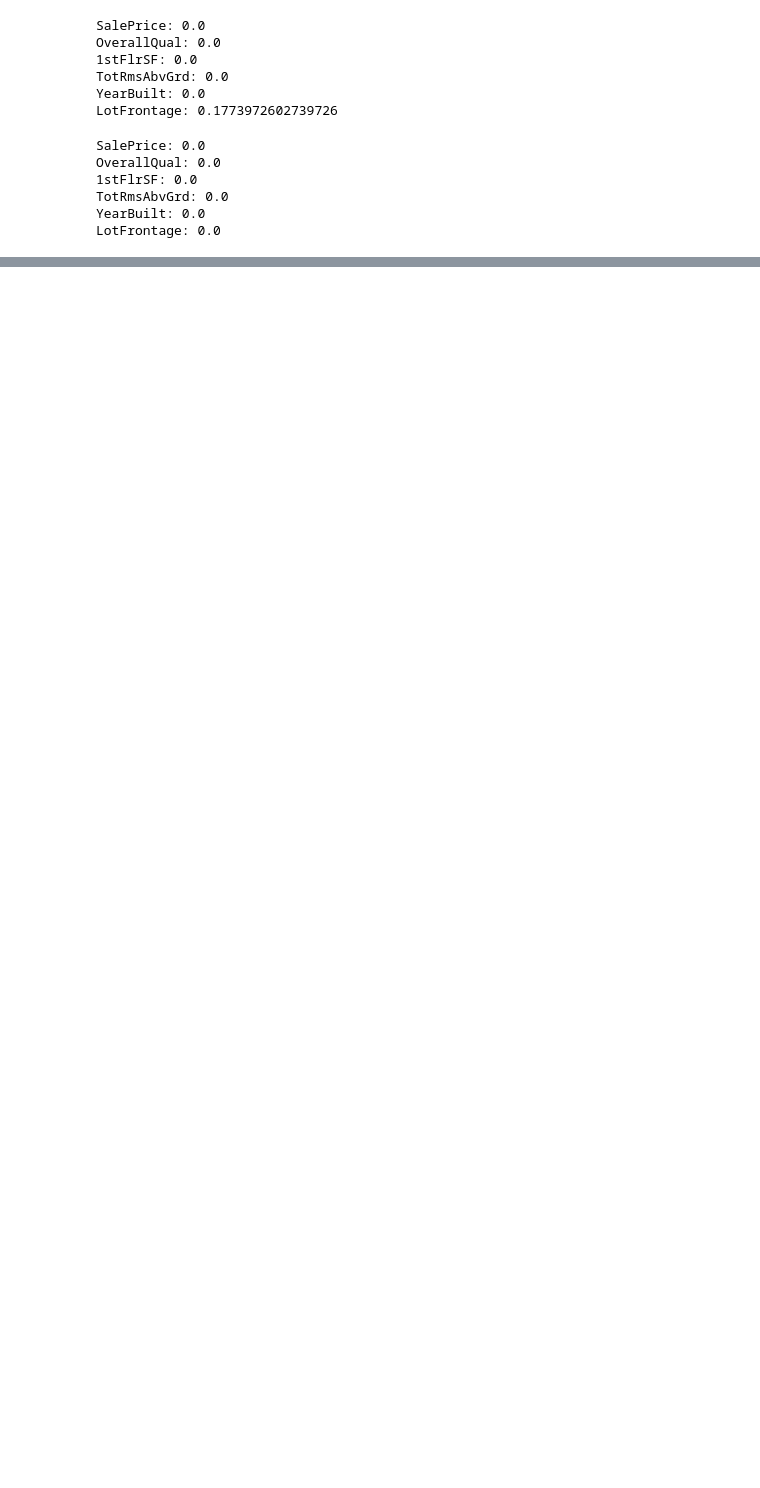
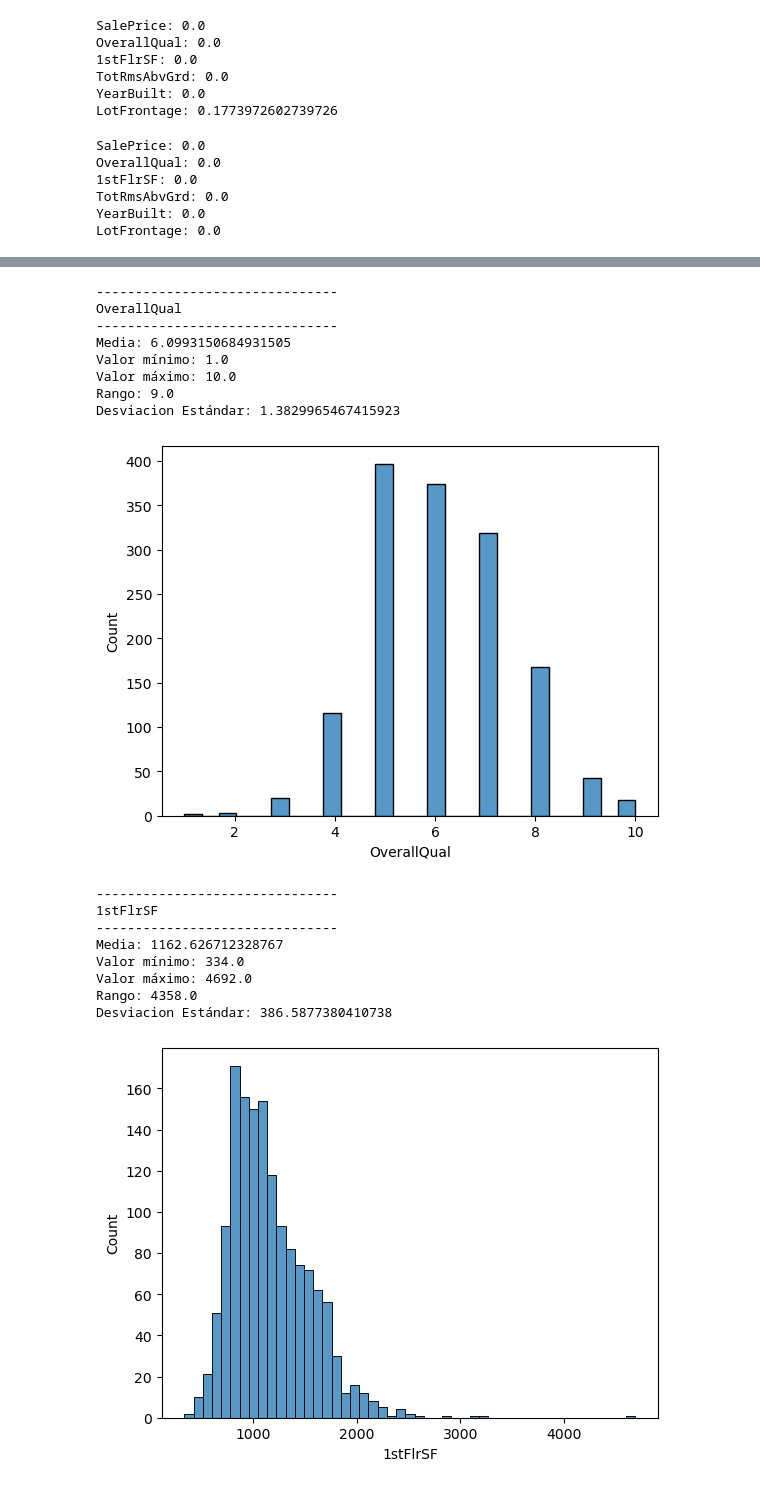
Before and after one commit to Alejndro22/simple-linear-regression-ds, a Jupyter notebook: 24008282_Proyecto_1.ipynb, the cells around one changed output, grey strips where cells are left out. Drawn from its saved outputs; the diff is of its cells as text; code cells hidden in the pictures; blank space fills up the shorter version.

```diff
--- a/24008282_Proyecto_1.ipynb
+++ b/24008282_Proyecto_1.ipynb
@@ -79,0 +95,4 @@ LotFrontage: 0.0
+# %%
+# Calcular la cantidad de valores representativa del 80%
+num_80_percent_from_total = int(len(data) * 0.8)
+print(num_80_percent_from_total)
@@ -79,0 +101,6 @@ LotFrontage: 0.0
+# %%
+data_80 = data[:num_80_percent_from_total, :]
+data_20 = data[num_80_percent_from_total:, :]
+
+print("Total equivalente al 80% de los datos:\n", len(data_80))
+print("Total equivalente al 20% de los datos:\n", len(data_20))
@@ -79,0 +117,4 @@ LotFrontage: 0.0
+# %%
+# Comienzo por transformar mis datos para entrenamiento en un DataFrame
+dataset_training = pd.DataFrame(data_80, columns=['SalePrice', 'OverallQual', '1stFlrSF', 'TotRmsAbvGrd', 'YearBuilt', 'LotFrontage'])
+dataset_training.head()
@@ -79,0 +128,4 @@ LotFrontage: 0.0
+# %%
+# Se que la dependiente (y) es SalePrice, entonces para analizar solo las demás variables independientes los separo
+ds_independent_training = dataset_training.drop('SalePrice', axis=1)
+ds_independent_training.head()
@@ -79,0 +139,36 @@ LotFrontage: 0.0
+# %%
+columnas = ds_independent_training.columns
+for col in columnas:
+    stats = dataset[col].describe()
+    print('-------------------------------')
+    print(col)
+    print('-------------------------------')
+    print('Media:', stats['mean'])
+    print('Valor mínimo:', stats['min'])
+    print('Valor máximo:', stats['max'])
+    print('Rango:', stats['max'] - stats['min'])
+    print('Desviacion Estándar:', stats['std'])
+
+    # Uso el grafico de histograma de Seaborn, donde el primer parametro es la fuente de datos, y en x que los tome por columna
+    sns.histplot(dataset, x=col)
+    plt.show()
+    print('\n')
+# %% [output]
+-------------------------------
+OverallQual
+-------------------------------
+Media: 6.0993150684931505
+Valor mínimo: 1.0
+Valor máximo: 10.0
+Rango: 9.0
+Desviacion Estándar: 1.3829965467415923
+[figure, added]
+-------------------------------
+1stFlrSF
+-------------------------------
+Media: 1162.626712328767
+Valor mínimo: 334.0
+Valor máximo: 4692.0
+Rango: 4358.0
+Desviacion Estándar: 386.5877380410738
+[figure, added]
```
Also changed, not shown: parts of 11 cells of this notebook.
